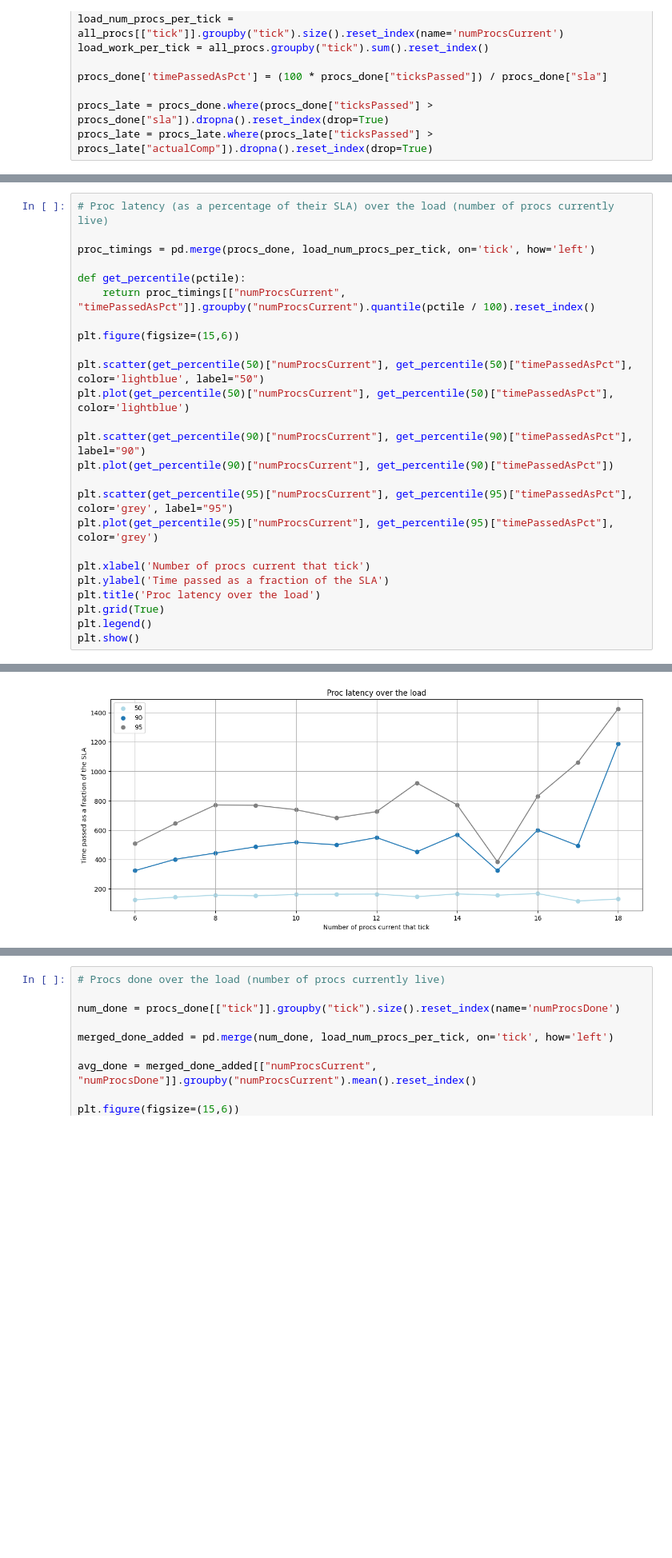
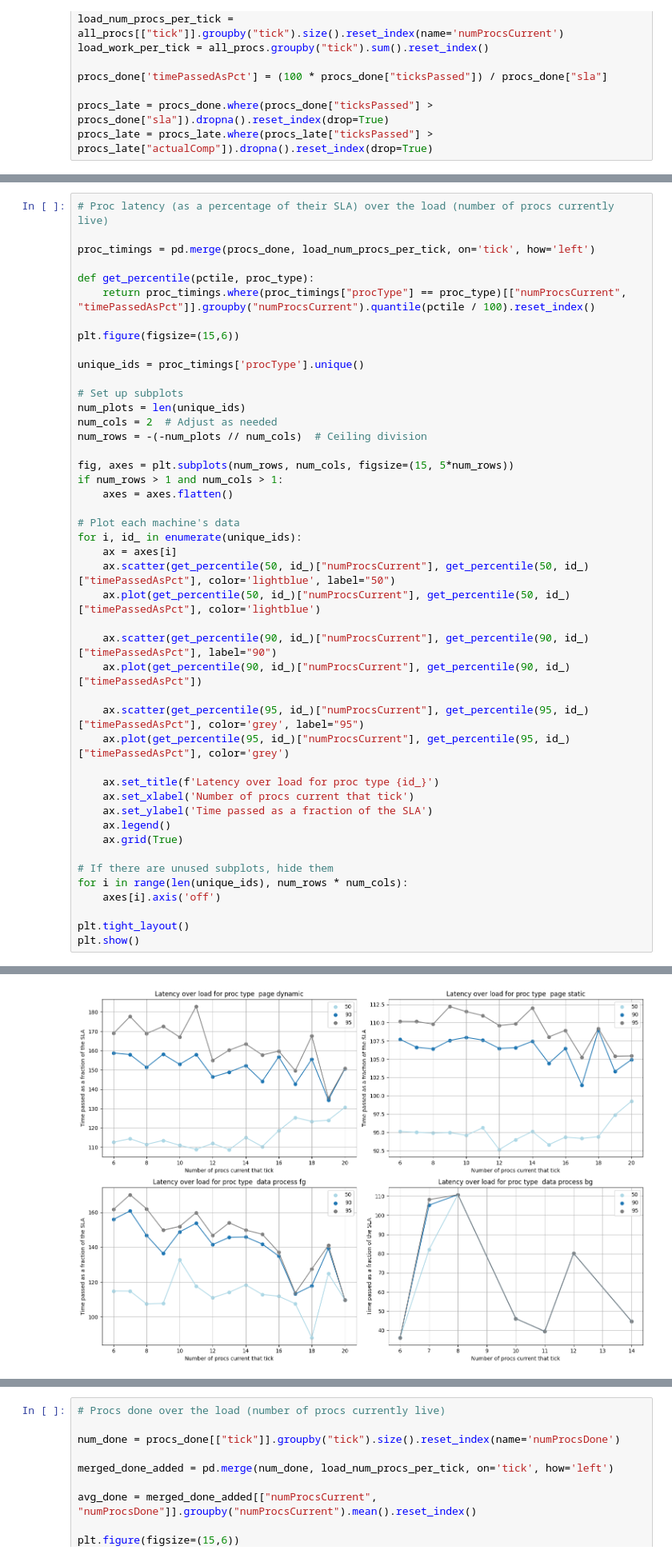
Before and after one commit to hannahmanuela/scheduler-simulator, a Jupyter notebook: results/analyze_output.ipynb, the cells around one changed output, grey strips where cells are left out. Shown at 80% size. Drawn from its saved outputs; the diff is of its cells as text; blank space fills up the shorter version.

```diff
--- a/results/analyze_output.ipynb
+++ b/results/analyze_output.ipynb
@@ -104,24 +104,44 @@ plt.show()
 
 proc_timings = pd.merge(procs_done, load_num_procs_per_tick, on='tick', how='left')
 
-def get_percentile(pctile):
-    return proc_timings[["numProcsCurrent", "timePassedAsPct"]].groupby("numProcsCurrent").quantile(pctile / 100).reset_index()
+def get_percentile(pctile, proc_type):
+    return proc_timings.where(proc_timings["procType"] == proc_type)[["numProcsCurrent", "timePassedAsPct"]].groupby("numProcsCurrent").quantile(pctile / 100).reset_index()
 
 plt.figure(figsize=(15,6))
 
-plt.scatter(get_percentile(50)["numProcsCurrent"], get_percentile(50)["timePassedAsPct"], color='lightblue', label="50")
-plt.plot(get_percentile(50)["numProcsCurrent"], get_percentile(50)["timePassedAsPct"], color='lightblue')
+unique_ids = proc_timings['procType'].unique()
 
-plt.scatter(get_percentile(90)["numProcsCurrent"], get_percentile(90)["timePassedAsPct"], label="90")
-plt.plot(get_percentile(90)["numProcsCurrent"], get_percentile(90)["timePassedAsPct"])
+# Set up subplots
+num_plots = len(unique_ids)
+num_cols = 2  # Adjust as needed
+num_rows = -(-num_plots // num_cols)  # Ceiling division
 
-plt.scatter(get_percentile(95)["numProcsCurrent"], get_percentile(95)["timePassedAsPct"], color='grey', label="95")
-plt.plot(get_percentile(95)["numProcsCurrent"], get_percentile(95)["timePassedAsPct"], color='grey')
+fig, axes = plt.subplots(num_rows, num_cols, figsize=(15, 5*num_rows))
+if num_rows > 1 and num_cols > 1:
+    axes = axes.flatten()
 
-plt.xlabel('Number of procs current that tick')
-plt.ylabel('Time passed as a fraction of the SLA')
-plt.title('Proc latency over the load')
-plt.grid(True)
-plt.legend()
+# Plot each machine's data
+for i, id_ in enumerate(unique_ids):
+    ax = axes[i]
+    ax.scatter(get_percentile(50, id_)["numProcsCurrent"], get_percentile(50, id_)["timePassedAsPct"], color='lightblue', label="50")
+    ax.plot(get_percentile(50, id_)["numProcsCurrent"], get_percentile(50, id_)["timePassedAsPct"], color='lightblue')
+
+    ax.scatter(get_percentile(90, id_)["numProcsCurrent"], get_percentile(90, id_)["timePassedAsPct"], label="90")
+    ax.plot(get_percentile(90, id_)["numProcsCurrent"], get_percentile(90, id_)["timePassedAsPct"])
+
+    ax.scatter(get_percentile(95, id_)["numProcsCurrent"], get_percentile(95, id_)["timePassedAsPct"], color='grey', label="95")
+    ax.plot(get_percentile(95, id_)["numProcsCurrent"], get_percentile(95, id_)["timePassedAsPct"], color='grey')
+
+    ax.set_title(f'Latency over load for proc type {id_}')
+    ax.set_xlabel('Number of procs current that tick')
+    ax.set_ylabel('Time passed as a fraction of the SLA')
+    ax.legend()
+    ax.grid(True)
+
+# If there are unused subplots, hide them
+for i in range(len(unique_ids), num_rows * num_cols):
+    axes[i].axis('off')
+
+plt.tight_layout()
 plt.show()
 # %% [output]
@@ -128 +149 @@ plt.show()
-[figure, old version]
+[figure, new version]
```
Also changed, not shown: parts of 8 cells of this notebook, 7 other files.
